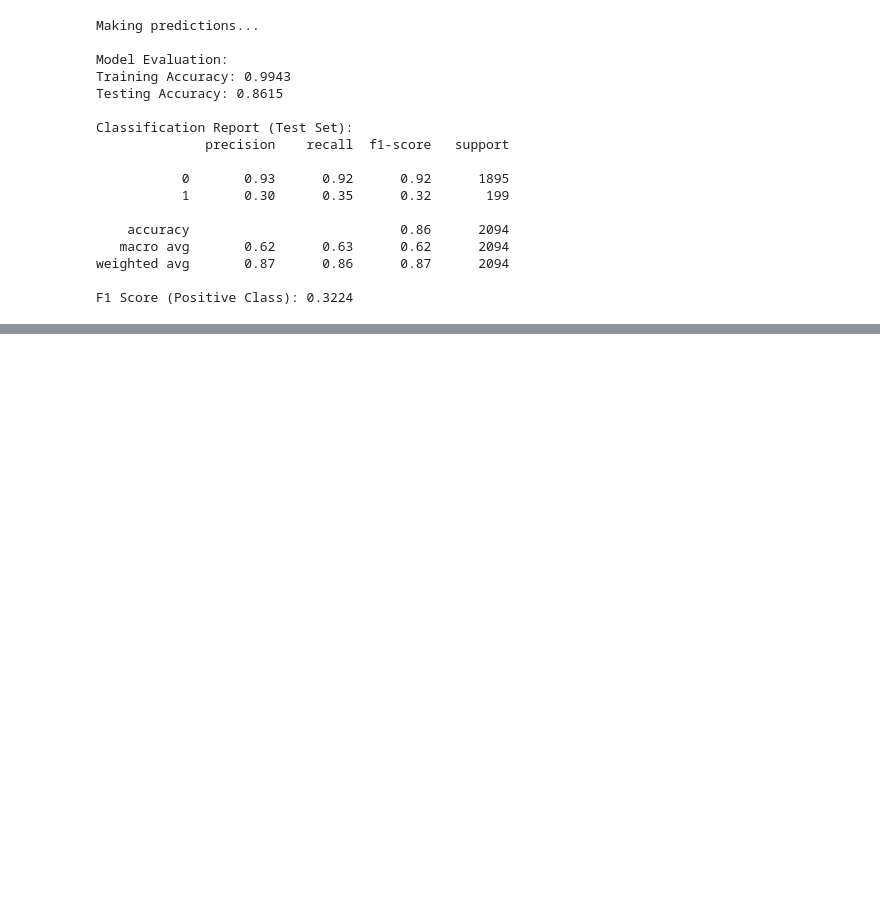
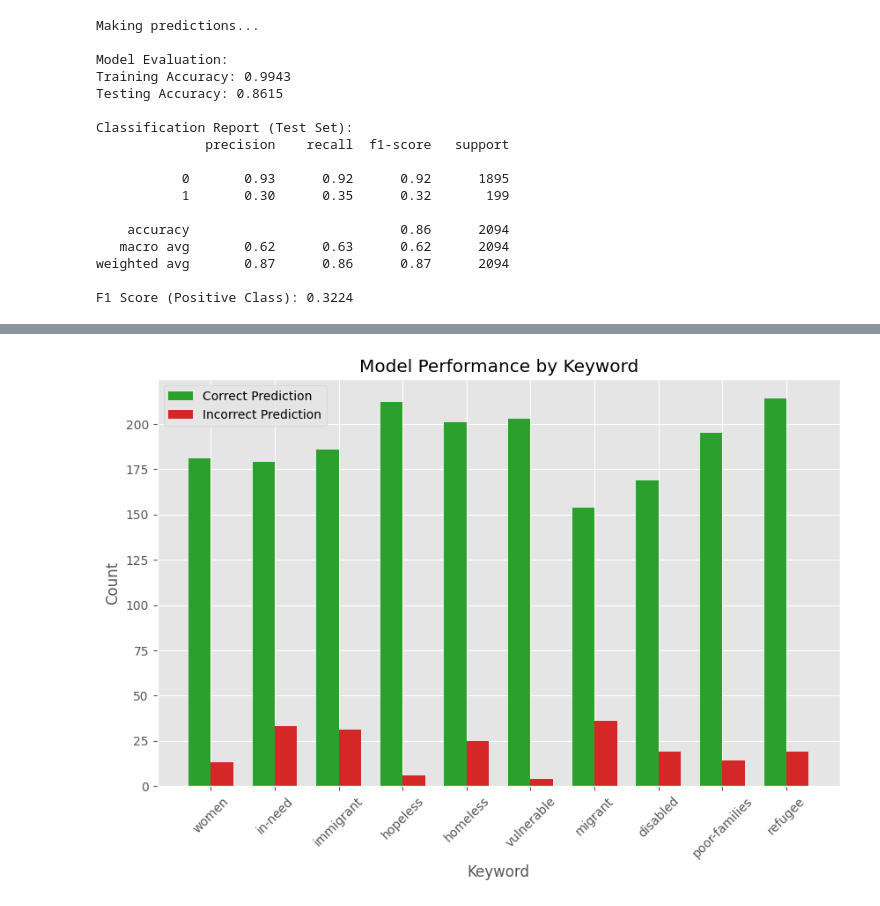
Before and after one commit to suhas-arun/NLP-CW, a Jupyter notebook: augmented_nlp_cw.ipynb, the cells around one changed output, grey strips where cells are left out. Cells and saved outputs as stored; diff of their text form; code cells hidden in the pictures; blank space fills up the shorter version.

```diff
--- a/augmented_nlp_cw.ipynb
+++ b/augmented_nlp_cw.ipynb
@@ -517,13 +516,6 @@ def train_model(model, train_loader, dev_loader, criterion, optimiser, num_epoch
 
     return train_losses, dev_losses, train_f1_scores, dev_f1_scores
 # %%
-lr = 1e-5
-num_epochs = 5
-batch_size = 4
-
-deberta_train_loader = DataLoader(deberta_train_dataset, batch_size, shuffle=True)
-deberta_dev_loader = DataLoader(deberta_dev_dataset, batch_size)
-
 deberta_model.to(device)
 print("Num params:", sum(p.numel() for p in deberta_model.parameters()))
 # %% [output]
@@ -742,0 +969,23 @@ F1 Score (Positive Class): 0.3224
+# %%
+# Plot model performance by keyword
+keyword_counts = dev_data["keyword"].value_counts()
+keyword_correct = df.groupby("keyword")["correct"].sum()
+keyword_incorrect = keyword_counts - keyword_correct
+
+fig, ax = plt.subplots(figsize=(10, 6))
+bar_width = 0.35
+index = range(len(keyword_counts))
+
+correct_bars = ax.bar(index, keyword_correct, bar_width, label="Correct Prediction", color="tab:green")
+incorrect_bars = ax.bar([i + bar_width for i in index], keyword_incorrect, bar_width, label="Incorrect Prediction", color="tab:red")
+
+ax.set_xlabel("Keyword")
+ax.set_ylabel("Count")
+ax.set_title("Model Performance by Keyword")
+ax.set_xticks([i + bar_width / 2 for i in index])
+
+ax.set_xticklabels(keyword_counts.index, rotation=45)
+ax.legend()
+plt.show()
+# %% [output]
+[figure, added]
```
Also changed, not shown: parts of 22 cells of this notebook, 2 other files.
